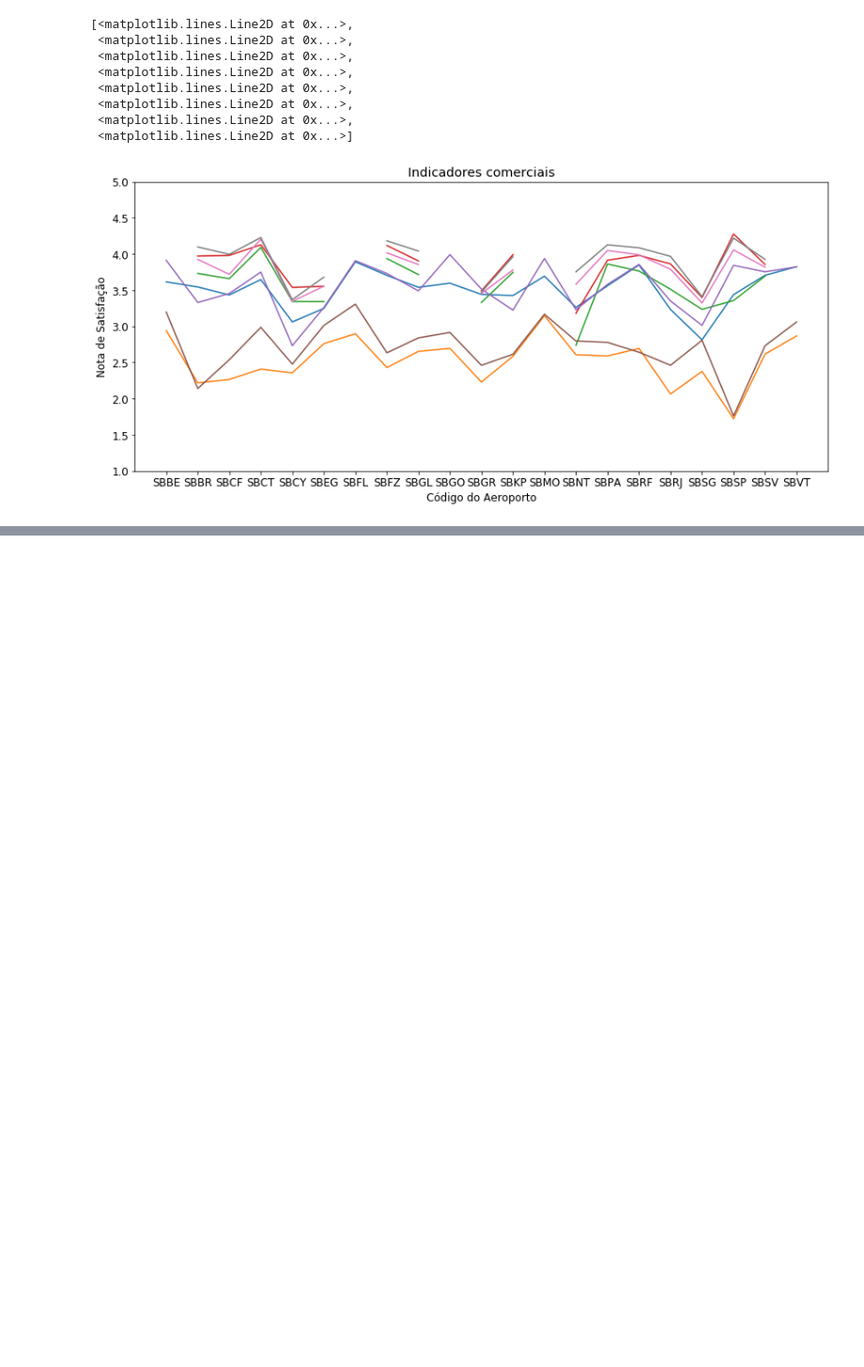
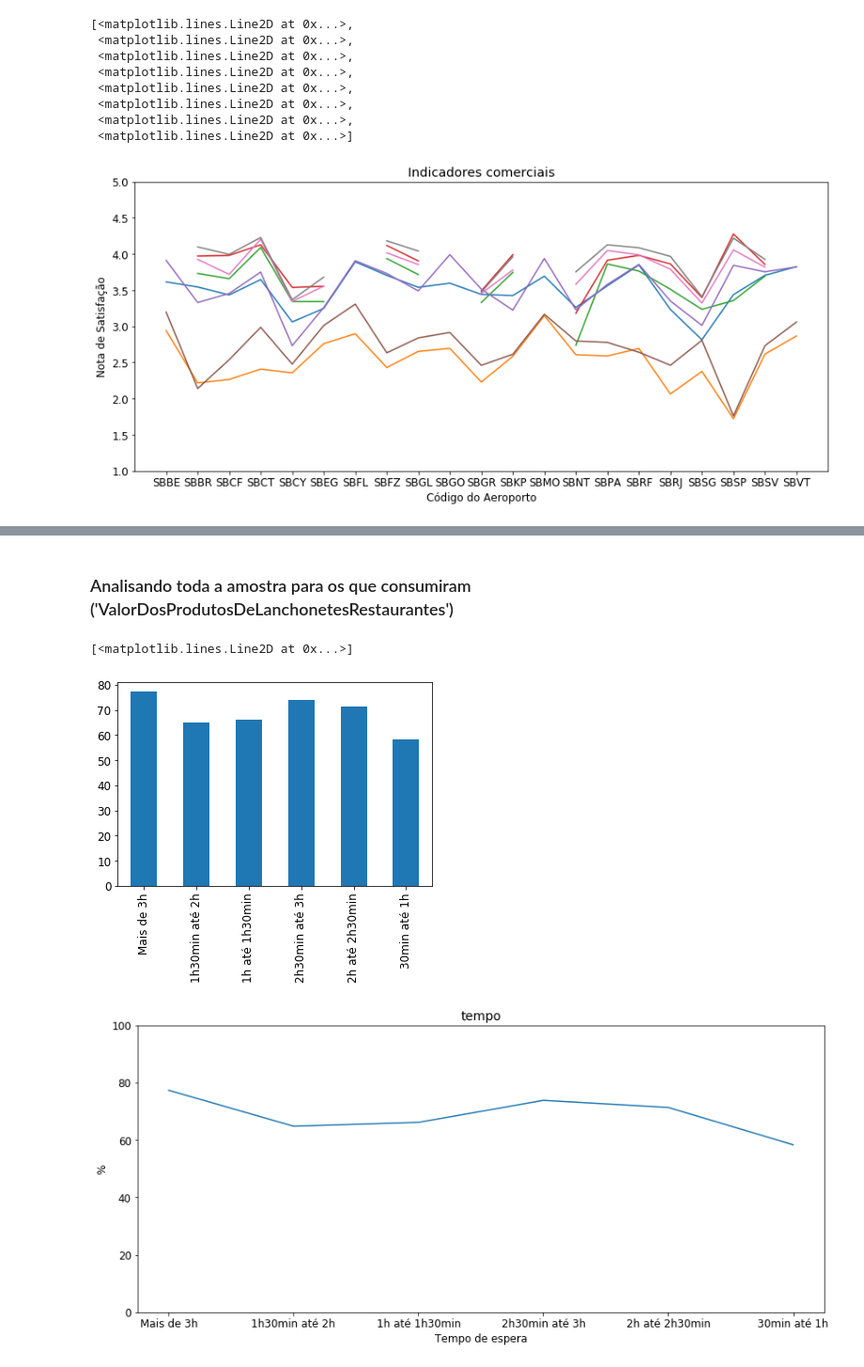
Before and after one commit to LeniceMirian/CAP394, a Jupyter notebook: Operating Performance_Airport Commercial Indicators.ipynb, the cells around one changed output, grey strips where cells are left out. Shown: that part at 94% size. Saved outputs shown, nothing was run; the diff lists cells and outputs as text; code cells hidden in the pictures; blank space fills up the shorter version.

```diff
--- a/Operating Performance_Airport Commercial Indicators.ipynb
+++ b/Operating Performance_Airport Commercial Indicators.ipynb
@@ -412,0 +456,3 @@ plt.plot(indicators)
+# %%
+grupoexperimental = newdf1.dropna(subset=['TempoDeAntecedenciaDeChegadaParaOVoo_Coded','ValorDosProdutosDeLanchonetesRestaurantes'])
+grupoexperimental
@@ -412,0 +473,3 @@ plt.plot(indicators)
+# %%
+newdf2 = grupoexperimental
+newdf2
@@ -412,0 +490,19 @@ plt.plot(indicators)
+# %% [markdown]
+### Analisando toda a amostra para os que consumiram ('ValorDosProdutosDeLanchonetesRestaurantes')
+# %%
+temp = (pd.value_counts(newdf2["TempoDeAntecedenciaDeChegadaParaOVoo_Coded"]))/temp2*100
+temp.plot.bar()
+
+plt.figure(figsize=(14,6))
+plt.rcParams.update({'font.size': 12})
+plt.title('tempo')
+plt.xlabel('Tempo de espera')
+plt.ylabel('%')
+plt.ylim(0,100)
+plt.rcParams['xtick.labelsize'] = 12
+plt.rcParams['ytick.labelsize'] = 12
+plt.plot(temp)
+# %% [output]
+[<matplotlib.lines.Line2D at 0x...>]
+[figure, added]
+[figure, added]
```
Also changed, not shown: parts of 18 cells of this notebook.
